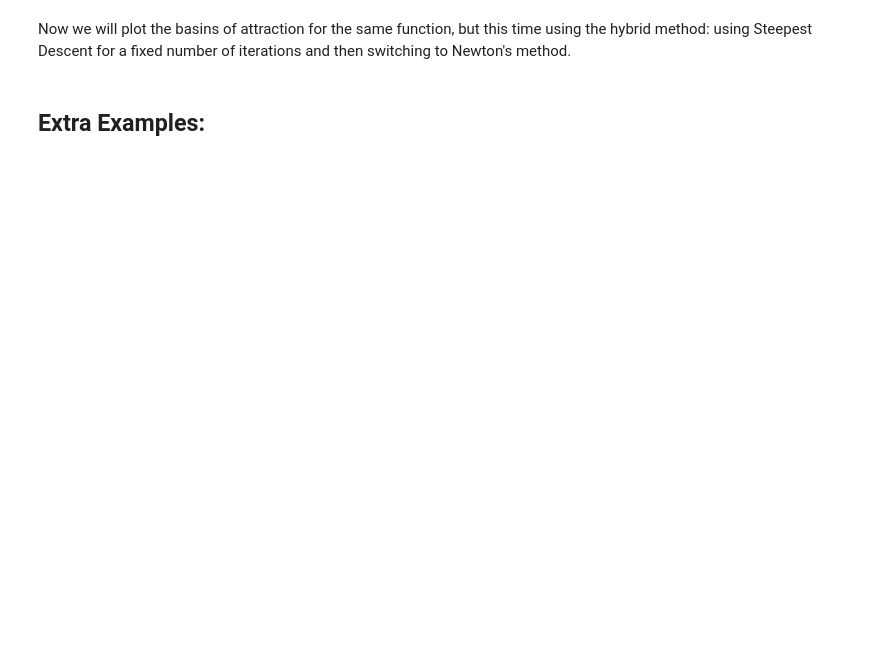
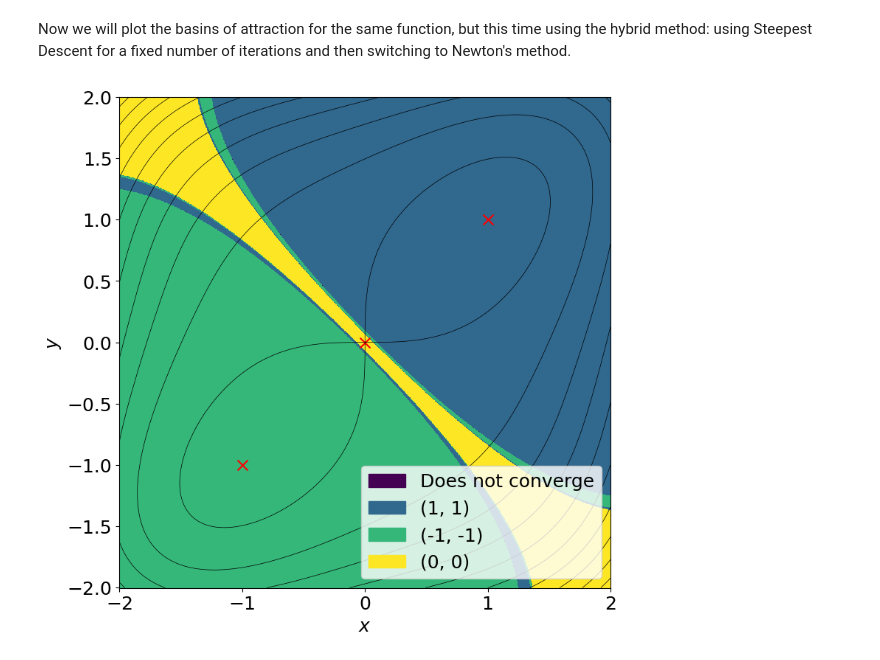
Before and after one commit to cjramsey/AMA3020-Pairs-Project, a Jupyter notebook: basins.ipynb, the cells around one changed output. Saved outputs shown, nothing was run; the diff lists cells and outputs as text; code cells hidden in the pictures; blank space fills up the shorter version.

```diff
--- a/basins.ipynb
+++ b/basins.ipynb
@@ -69,40 +73,42 @@ Now we will plot the basins of attraction for the same function, but this time u
 # %%
 # %%skip
 
-res2 = 300
+res2 = 1000
 roots2 = [np.array([1, 1]), np.array([-1, -1]), np.array([0, 0])]
-basins2, X, Y = find_basins_of_attraction_with_descent(f, roots2, res=res2, xlim=(-2, 2), ylim=(-2, 2), ascent=False)
+basins2, X2, Y2 = find_basins_of_attraction_with_descent(f, roots2, res=res2, xlim=(-2, 2), ylim=(-2, 2), ascent=False)
 # %%
 # %%skip
 
 import matplotlib.patches as mpatches
 
 fig, ax  = plt.subplots(figsize=(8, 8))
+ax.set_aspect(aspect=1)
 
 cmap = plt.get_cmap("viridis", 4)
 
-mesh = plt.pcolormesh(X, Y, basins2, cmap=cmap)
+mesh = plt.pcolormesh(X2, Y2, basins2, cmap=cmap)
 
-ax.contour(X, Y, f([X, Y]), level=20, colors='black', linewidths=0.5)
+ax.contour(X2, Y2, f([X2, Y2]), levels=10, colors='black', linewidths=0.5)
 
 ax.scatter([1, -1, 0], [1, -1, 0], color='red', marker='x', s=100)
 
 labels = {
 	0: "Does not converge",
 	1: "(1, 1)",
 	2: "(-1, -1)",
 	3: "(0, 0)"
 }
 patches = [mpatches.Patch(color=cmap(i), label=labels[i]) for i in range(len(labels))]
 
-ax.legend(handles=patches, loc="lower right", fontsize=15)
+ax.legend(handles=patches, loc="lower right", fontsize=18)
 
-ax.set_xlabel("$x$", fontsize=15)
-ax.set_ylabel("$y$", fontsize=15)
+ax.set_xlabel("$x$", fontsize=18)
+ax.set_ylabel("$y$", fontsize=18)
 
-ax.tick_params(labelsize=15)
+ax.tick_params(labelsize=18)
 
 plt.tight_layout()
+save_figure(fig)
 plt.show()
+# %% [output]
+[figure, added]
-# %% [markdown]
-## Extra Examples:
```
Also changed, not shown: parts of 6 cells of this notebook, 5 other files.
